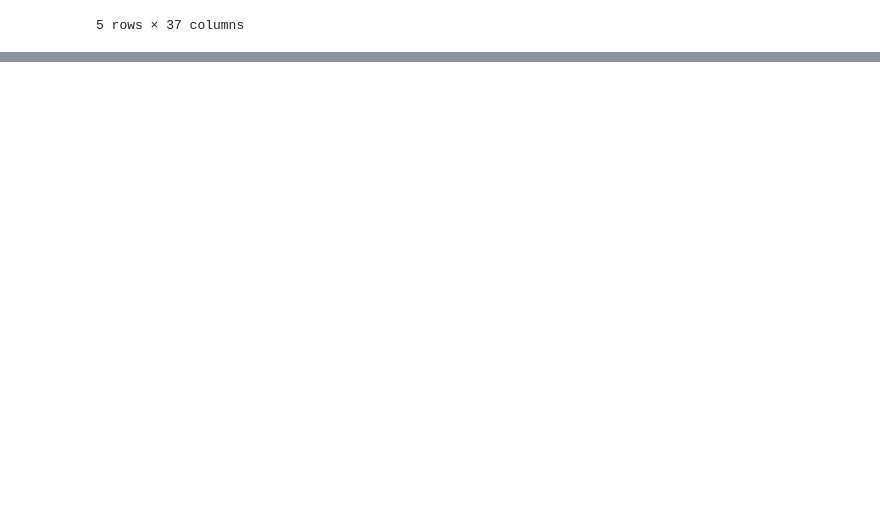
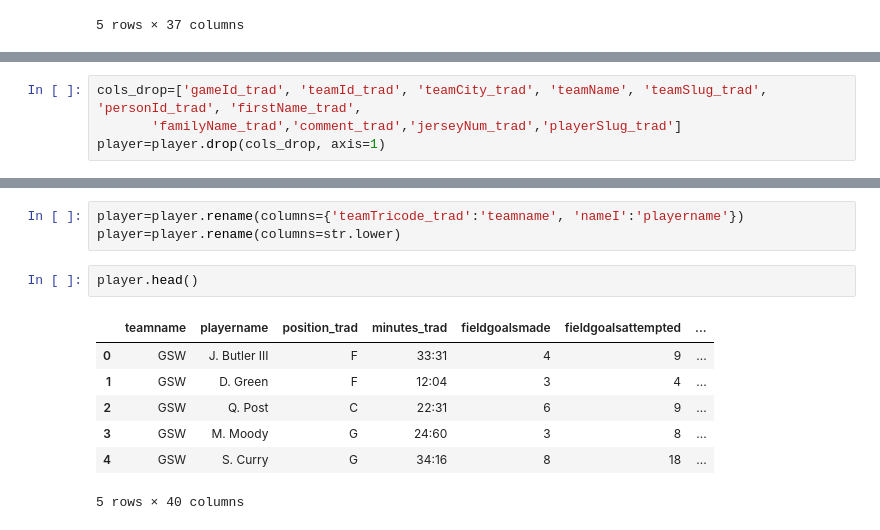
Before and after one commit to biiipin/analysis_nbagame, a Jupyter notebook: data_analysis.ipynb, the cells around one changed output, grey strips where cells are left out. Cells and saved outputs as stored; diff of their text form; blank space fills up the shorter version.

```diff
--- a/data_analysis.ipynb
+++ b/data_analysis.ipynb
@@ -35,0 +97,4 @@ KeyError: 'Player'
+# %%
+cols_drop=['gameId_trad', 'teamId_trad', 'teamCity_trad', 'teamName', 'teamSlug_trad', 'personId_trad', 'firstName_trad',
+       'familyName_trad','comment_trad','jerseyNum_trad','playerSlug_trad']
+player=player.drop(cols_drop, axis=1)
@@ -35,0 +118,13 @@ KeyError: 'Player'
+# %%
+player=player.rename(columns={'teamTricode_trad':'teamname', 'nameI':'playername'})
+player=player.rename(columns=str.lower)
+# %%
+player.head()
+# %% [output]
+|  | teamname | playername | position_trad | minutes_trad | fieldgoalsmade | fieldgoalsattempted | ... |
+| 0 | GSW | J. Butler III | F | 33:31 | 4 | 9 | ... |
+| 1 | GSW | D. Green | F | 12:04 | 3 | 4 | ... |
+| 2 | GSW | Q. Post | C | 22:31 | 6 | 9 | ... |
+| 3 | GSW | M. Moody | G | 24:60 | 3 | 8 | ... |
+| 4 | GSW | S. Curry | G | 34:16 | 8 | 18 | ... |
+5 rows × 40 columns
```
Also changed, not shown: parts of 8 cells of this notebook.
